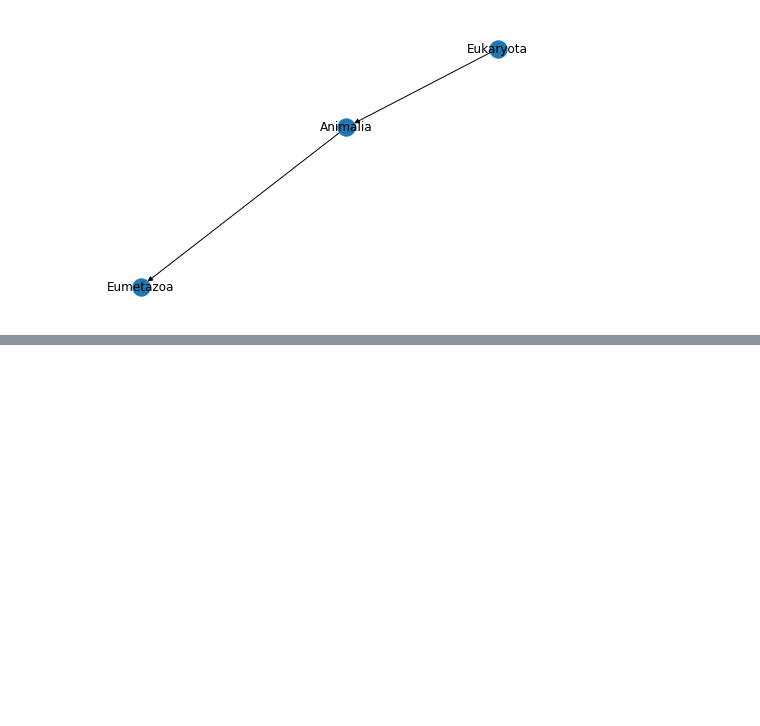
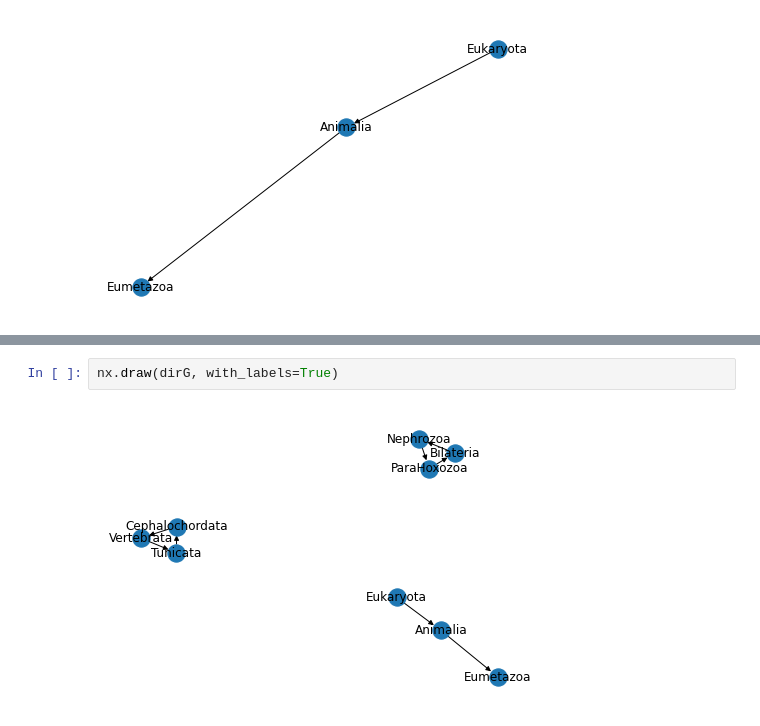
Before and after one commit to bronwencc/ML_practice, a Jupyter notebook: directed-graphs.ipynb, the cells around one changed output, grey strips where cells are left out. Saved outputs shown, nothing was run; the diff lists cells and outputs as text; blank space fills up the shorter version.

Commit message:
Add those of same ranks to graph

```diff
--- a/directed-graphs.ipynb
+++ b/directed-graphs.ipynb
@@ -67,0 +66,4 @@ Olfactores 8
+# %%
+nx.draw(dirG, with_labels=True)
+# %% [output]
+[figure, added]
```
Also changed, not shown: parts of 1 cell of this notebook.
